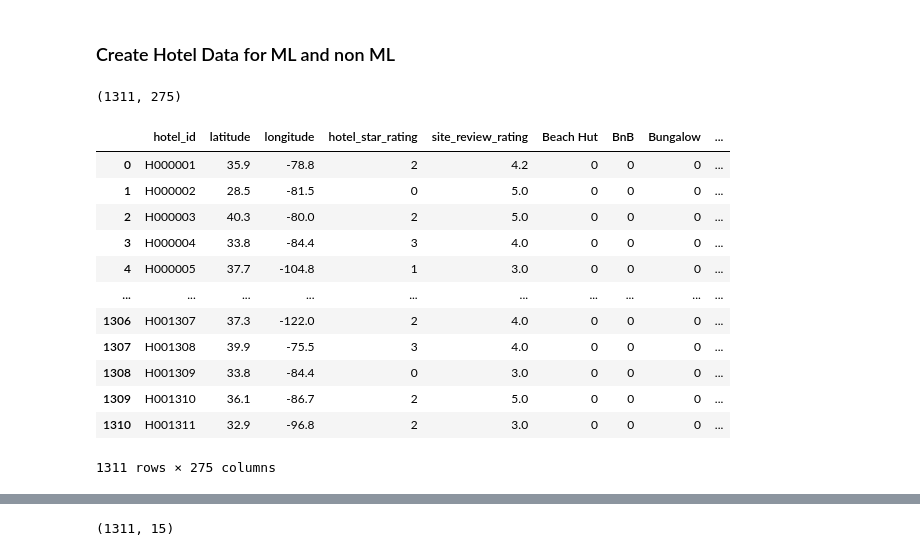
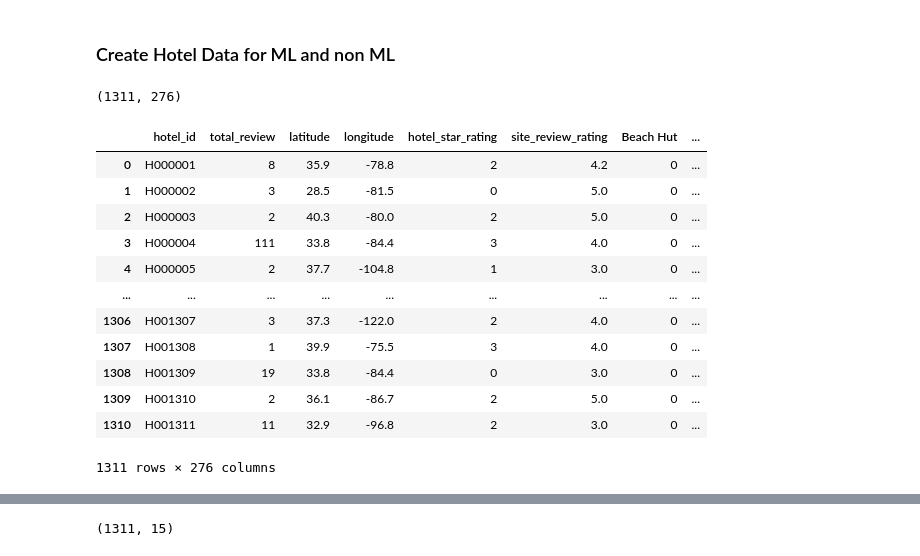
Before and after one commit to zulfauzi92/Hotel_Recomendation_Model_Traveloka, a Jupyter notebook: Eksplorasi Data/Main Dataset/Processing Main Data.ipynb, the cells around one changed output, grey strips where cells are left out. Cells and saved outputs as stored; diff of their text form; code cells hidden in the pictures.

Commit message:
Add total_review feature to Hotel ML dataset
total_review feature is used for stratified train test split for hotel data.
Editing the notebook and update the Final_Dataset_hotel_ML.csv dataset

```diff
--- a/Eksplorasi Data/Main Dataset/Processing Main Data.ipynb
+++ b/Eksplorasi Data/Main Dataset/Processing Main Data.ipynb
@@ -40,6 +40,8 @@ df_nonML_hotel = df_hotel[hotel_nonML_col]
 # ML Hotel Feature
 hotel_ML_col = np.append(['hotel_id','latitude','longitude','hotel_star_rating'], df_hotel.columns[14:].values)
 df_ML_hotel = df_hotel[hotel_ML_col]
+# create empty array for appending user_id that reviewed the hotel
+df_ML_hotel['total_review'] = 0
 df_ML_hotel
 # %% [output]
 |  | hotel_id | latitude | longitude | hotel_star_rating | site_review_rating | Bike on Rent | Drivers Rest Room | ... |
@@ -64,7 +66,12 @@ x = lb.fit_transform(df_hotel['property_type'])
 df_property_type = pd.DataFrame(x, columns=lb.classes_)
 
 # insert one-hotted property type between site_review_rating and hotel facilities
-df_ML_hotel1 = df_ML_hotel.iloc[:,:5]
-df_ML_hotel2 = df_ML_hotel.iloc[:,5:]
+df_ML_hotel1 = df_ML_hotel.iloc[:, 1:5]
+df_ML_hotel2 = df_ML_hotel.iloc[:,5:-1]
 
-df_ML_hotel3 =  pd.concat([df_ML_hotel1, df_property_type, df_ML_hotel2], axis=1)
+df_ML_hotel_final =  pd.concat([df_ML_hotel[['hotel_id','total_review']], df_ML_hotel1, df_property_type, df_ML_hotel2], axis=1)
+# %%
+%%time
+for i,item in df_review.iterrows():
+#     melakukan append terhadap array property_id pada df_user_final
+    df_ML_hotel_final.loc[df_ML_hotel_final['hotel_id'] == item['hotel_id'], 'total_review'] +=1
@@ -72,23 +82,23 @@ df_ML_hotel3 =  pd.concat([df_ML_hotel1, df_property_type, df_ML_hotel2], axis=1
 ### Create Hotel Data for ML and non ML
 # %%
 # Dataframe hotel for ML
-print(df_ML_hotel3.shape)
-df_ML_hotel3
+print(df_ML_hotel_final.shape)
+df_ML_hotel_final
 # %% [output]
-(1311, 275)
+(1311, 276)
-|  | hotel_id | latitude | longitude | hotel_star_rating | site_review_rating | Beach Hut | BnB | Bungalow | ... |
-| 0 | H000001 | 35.9 | -78.8 | 2 | 4.2 | 0 | 0 | 0 | ... |
-| 1 | H000002 | 28.5 | -81.5 | 0 | 5.0 | 0 | 0 | 0 | ... |
-| 2 | H000003 | 40.3 | -80.0 | 2 | 5.0 | 0 | 0 | 0 | ... |
-| 3 | H000004 | 33.8 | -84.4 | 3 | 4.0 | 0 | 0 | 0 | ... |
-| 4 | H000005 | 37.7 | -104.8 | 1 | 3.0 | 0 | 0 | 0 | ... |
-| ... | ... | ... | ... | ... | ... | ... | ... | ... | ... |
-| 1306 | H001307 | 37.3 | -122.0 | 2 | 4.0 | 0 | 0 | 0 | ... |
-| 1307 | H001308 | 39.9 | -75.5 | 3 | 4.0 | 0 | 0 | 0 | ... |
-| 1308 | H001309 | 33.8 | -84.4 | 0 | 3.0 | 0 | 0 | 0 | ... |
-| 1309 | H001310 | 36.1 | -86.7 | 2 | 5.0 | 0 | 0 | 0 | ... |
-| 1310 | H001311 | 32.9 | -96.8 | 2 | 3.0 | 0 | 0 | 0 | ... |
+|  | hotel_id | total_review | latitude | longitude | hotel_star_rating | site_review_rating | Beach Hut | ... |
+| 0 | H000001 | 8 | 35.9 | -78.8 | 2 | 4.2 | 0 | ... |
+| 1 | H000002 | 3 | 28.5 | -81.5 | 0 | 5.0 | 0 | ... |
+| 2 | H000003 | 2 | 40.3 | -80.0 | 2 | 5.0 | 0 | ... |
+| 3 | H000004 | 111 | 33.8 | -84.4 | 3 | 4.0 | 0 | ... |
+| 4 | H000005 | 2 | 37.7 | -104.8 | 1 | 3.0 | 0 | ... |
+| ... | ... | ... | ... | ... | ... | ... | ... | ... |
+| 1306 | H001307 | 3 | 37.3 | -122.0 | 2 | 4.0 | 0 | ... |
+| 1307 | H001308 | 1 | 39.9 | -75.5 | 3 | 4.0 | 0 | ... |
+| 1308 | H001309 | 19 | 33.8 | -84.4 | 0 | 3.0 | 0 | ... |
+| 1309 | H001310 | 2 | 36.1 | -86.7 | 2 | 5.0 | 0 | ... |
+| 1310 | H001311 | 11 | 32.9 | -96.8 | 2 | 3.0 | 0 | ... |
-1311 rows × 275 columns
+1311 rows × 276 columns
 # %%
 # update the hotel facilities and room facilities array based on already filtered features
 from sklearn.preprocessing import LabelBinarizer, MultiLabelBinarizer
```
Also changed, not shown: parts of 4 cells of this notebook, 1 other file.
